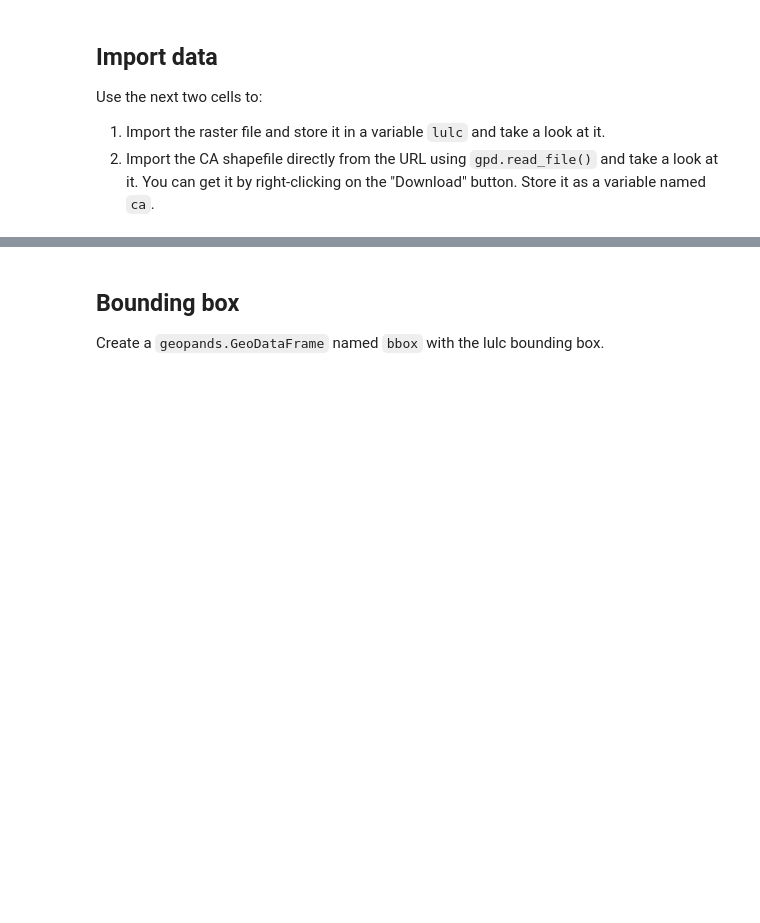
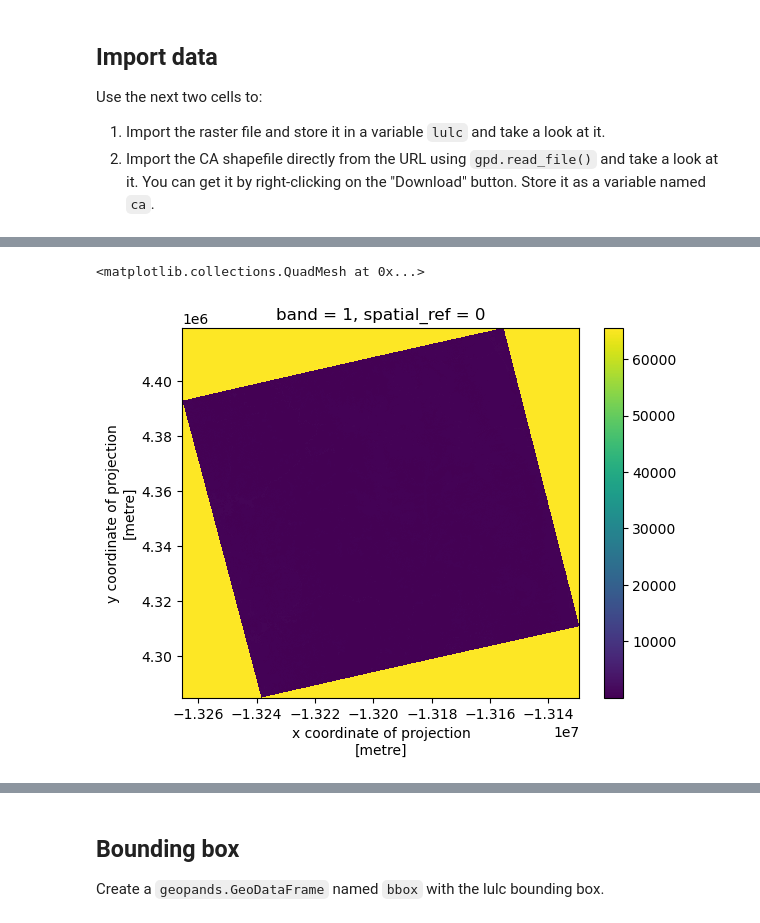
Before and after one commit to floraham/eds220-hwk-4, a Jupyter notebook: hwk4-task1-whitney-map.ipynb, the cells around one changed output, grey strips where cells are left out. Cells and saved outputs as stored; diff of their text form; code cells hidden in the pictures; blank space fills up the shorter version.

```diff
--- a/hwk4-task1-whitney-map.ipynb
+++ b/hwk4-task1-whitney-map.ipynb
@@ -75,0 +88,11 @@ ca = gpd.read_file('~/eds220-hwk-4/data/California_Fire_Perimeters/California_Fi
+# %%
+#reprojecting lulc
+
+lulc = lulc.rio.reproject(ca.crs)
+
+lulc.rio.crs
+
+lulc.plot()
+# %% [output]
+<matplotlib.collections.QuadMesh at 0x...>
+[figure, added]
```
Also changed, not shown: parts of 16 cells of this notebook.
